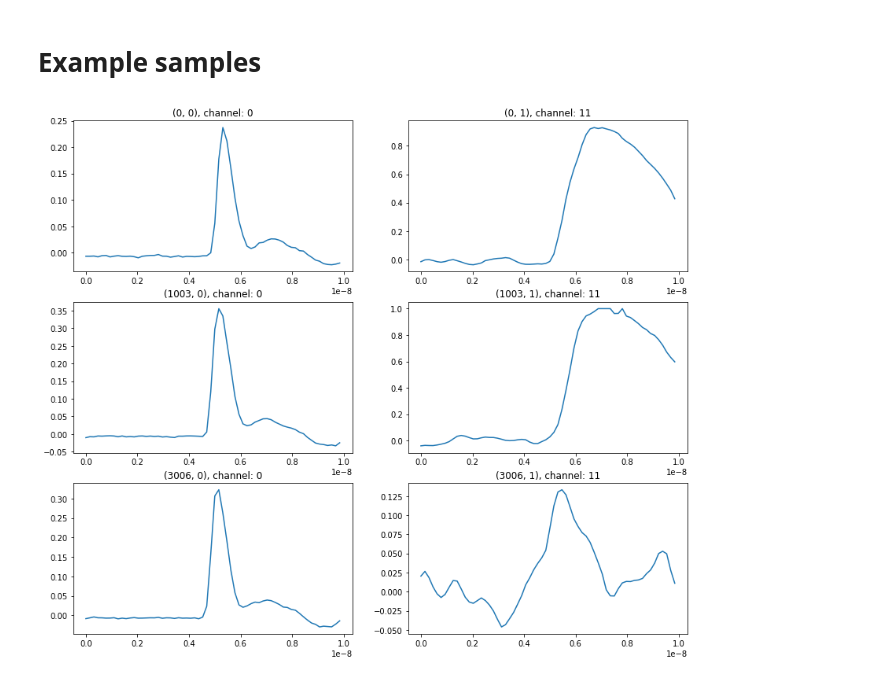
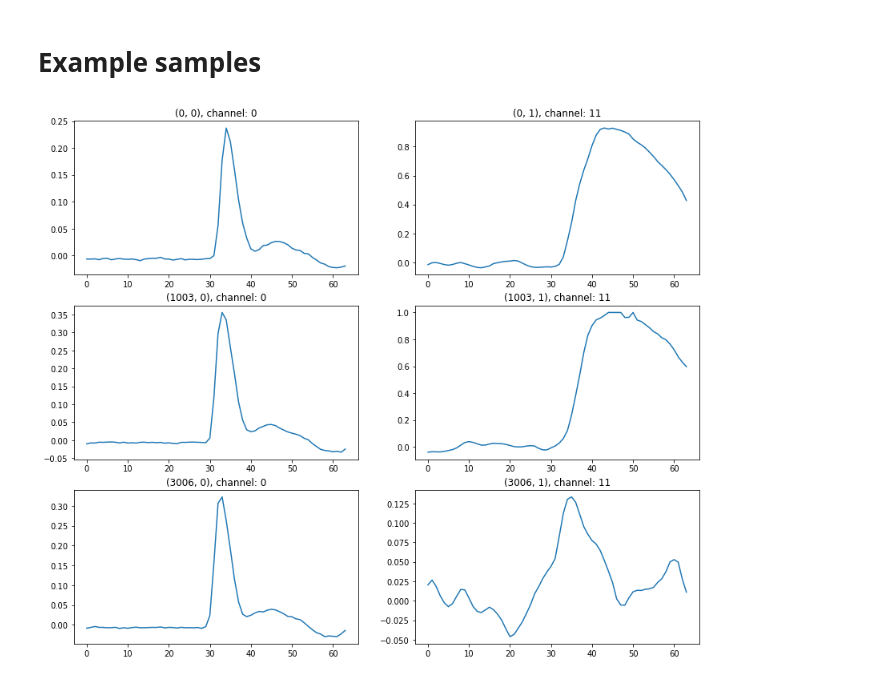
Before and after one commit to MatiXOfficial/pps-diamond-time-measurement, a Jupyter notebook: notebooks/write_useful_data.ipynb, the cells around one changed output. Saved outputs shown, nothing was run; the diff lists cells and outputs as text; code cells hidden in the pictures.

```diff
--- a/notebooks/write_useful_data.ipynb
+++ b/notebooks/write_useful_data.ipynb
@@ -128,8 +128,10 @@ for selected_channel in CHANNELS:
             for key in EVENT_KEYS:
                 v = events[key][i_event]
                 v = v[mask] if type(v) is np.ndarray else v
-                if key == 'sample_ampl':
+                if key == 'sample_ampl': # flip ampl
                     v = flip_y(v)
+                elif key == 'sample_t0': # convert to ns
+                    v *= 1e9 # ns
                 events_channel_waveform[selected_channel][key].append(v)
 # %% [output]
 11...
@@ -170,12 +172,11 @@ dict_keys([11, 23, 16, 24, 29, 28, 17, 22, 12, 10])
 # %%
 events = [0, 0, 1003, 1003, 3006, 3006]
 samples = [0, 1, 0, 1, 0, 1]
 
 plt.figure(figsize=(14, 12))
 for i, (i_event, i_sample) in enumerate(zip(events, samples)):
     plt.subplot(3, 2, i + 1)
     plot_sample(new_events[11]['sample_ampl'][i_event][i_sample],
-                time=new_events[11]['sample_time'][i_event][i_sample],
                 title=f"({i_event}, {i_sample}), channel: {new_events[11]['sample_channel'][i_event][i_sample]}")
 # %% [output]
-[figure, old version]
+[figure, new version]
```
Also changed, not shown: parts of 3 cells of this notebook, 2 other files.
